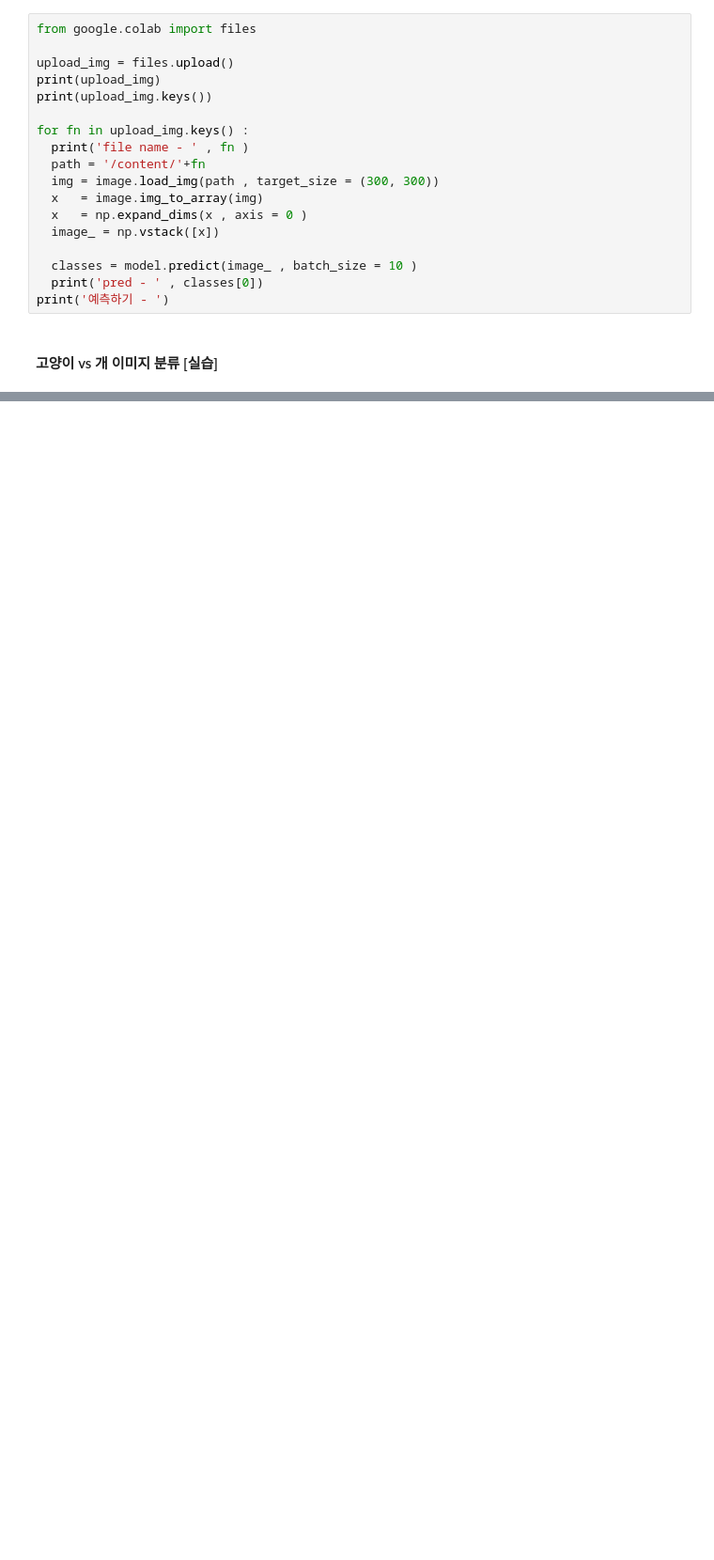
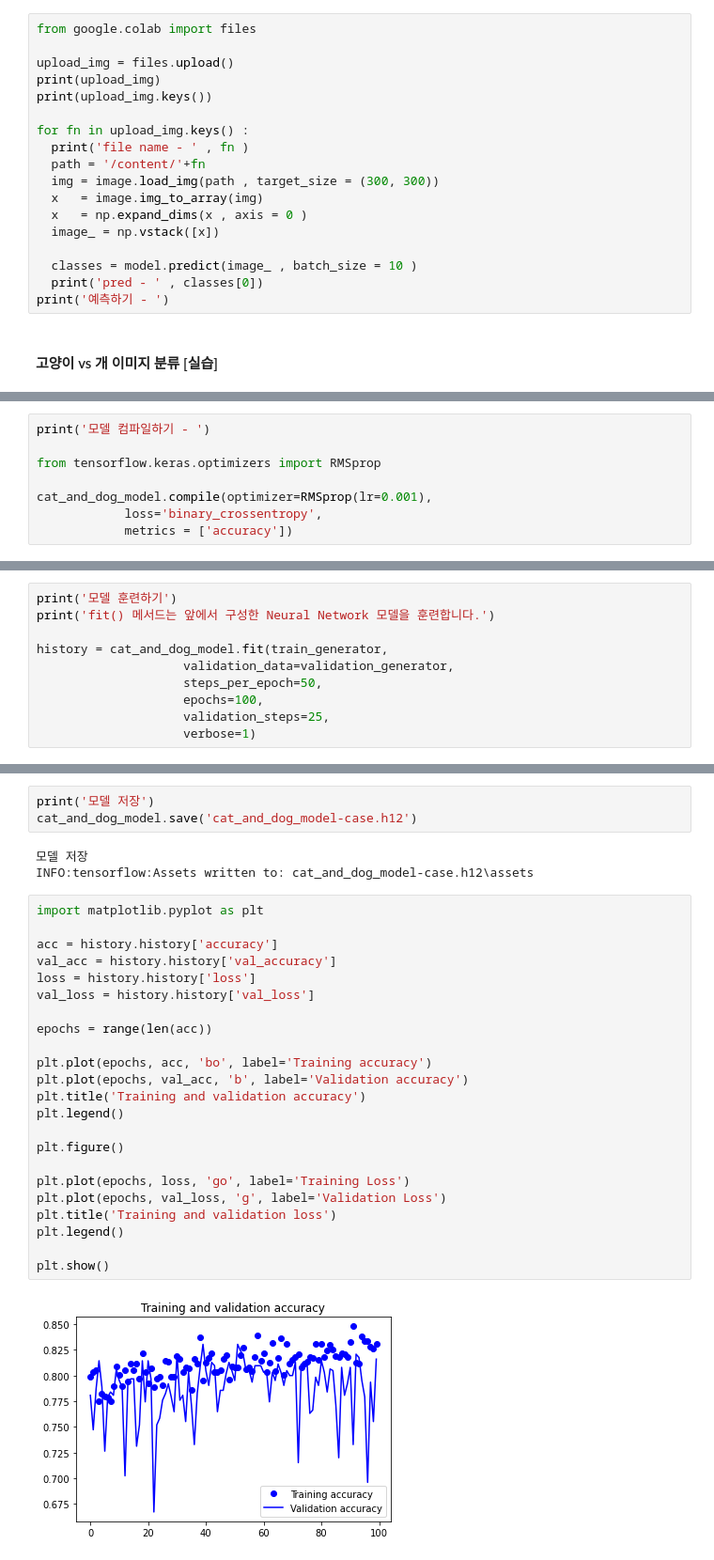
Before and after one commit to likeaAI/ai_study, a Jupyter notebook: 2022_ai_tensorflow[03]-GPU_test.ipynb, the cells around one changed output, grey strips where cells are left out. Shown: that part at 94% size. Saved outputs shown, nothing was run; the diff lists cells and outputs as text; blank space fills up the shorter version.

```diff
--- a/2022_ai_tensorflow[03]-GPU_test.ipynb
+++ b/2022_ai_tensorflow[03]-GPU_test.ipynb
@@ -578,0 +696,8 @@ zip.close()
+# %%
+print('모델 컴파일하기 - ')
+
+from tensorflow.keras.optimizers import RMSprop
+
+cat_and_dog_model.compile(optimizer=RMSprop(lr=0.001),
+            loss='binary_crossentropy',
+            metrics = ['accuracy'])
@@ -578,0 +748,10 @@ zip.close()
+# %%
+print('모델 훈련하기')
+print('fit() 메서드는 앞에서 구성한 Neural Network 모델을 훈련합니다.')
+
+history = cat_and_dog_model.fit(train_generator,
+                    validation_data=validation_generator,
+                    steps_per_epoch=50,
+                    epochs=100,
+                    validation_steps=25,
+                    verbose=1)
@@ -578,0 +776,31 @@ zip.close()
+# %%
+print('모델 저장')
+cat_and_dog_model.save('cat_and_dog_model-case.h12')
+# %% [output]
+모델 저장
+INFO:tensorflow:Assets written to: cat_and_dog_model-case.h12\assets
+# %%
+import matplotlib.pyplot as plt
+
+acc = history.history['accuracy']
+val_acc = history.history['val_accuracy']
+loss = history.history['loss']
+val_loss = history.history['val_loss']
+
+epochs = range(len(acc))
+
+plt.plot(epochs, acc, 'bo', label='Training accuracy')
+plt.plot(epochs, val_acc, 'b', label='Validation accuracy')
+plt.title('Training and validation accuracy')
+plt.legend()
+
+plt.figure()
+
+plt.plot(epochs, loss, 'go', label='Training Loss')
+plt.plot(epochs, val_loss, 'g', label='Validation Loss')
+plt.title('Training and validation loss')
+plt.legend()
+
+plt.show()
+# %% [output]
+[figure, added]
```
Also changed, not shown: parts of 30 cells of this notebook, 50 other files.
